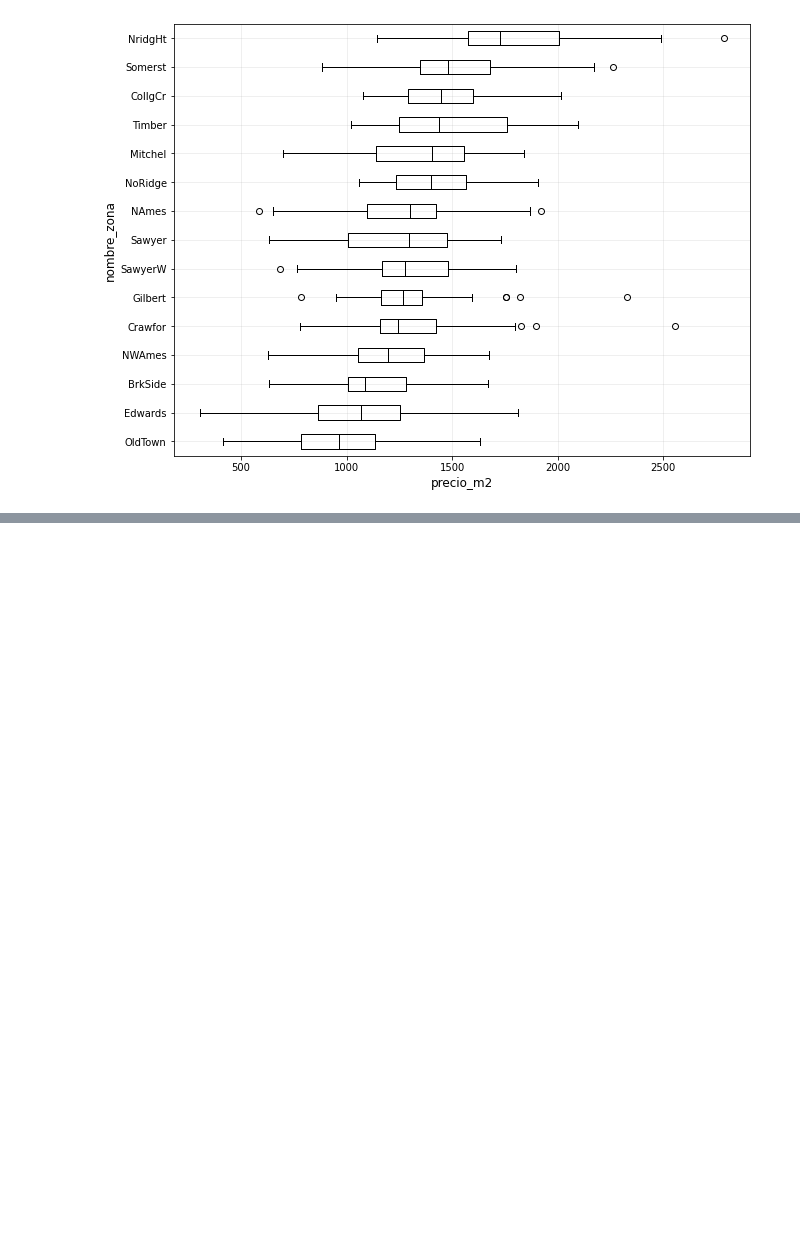
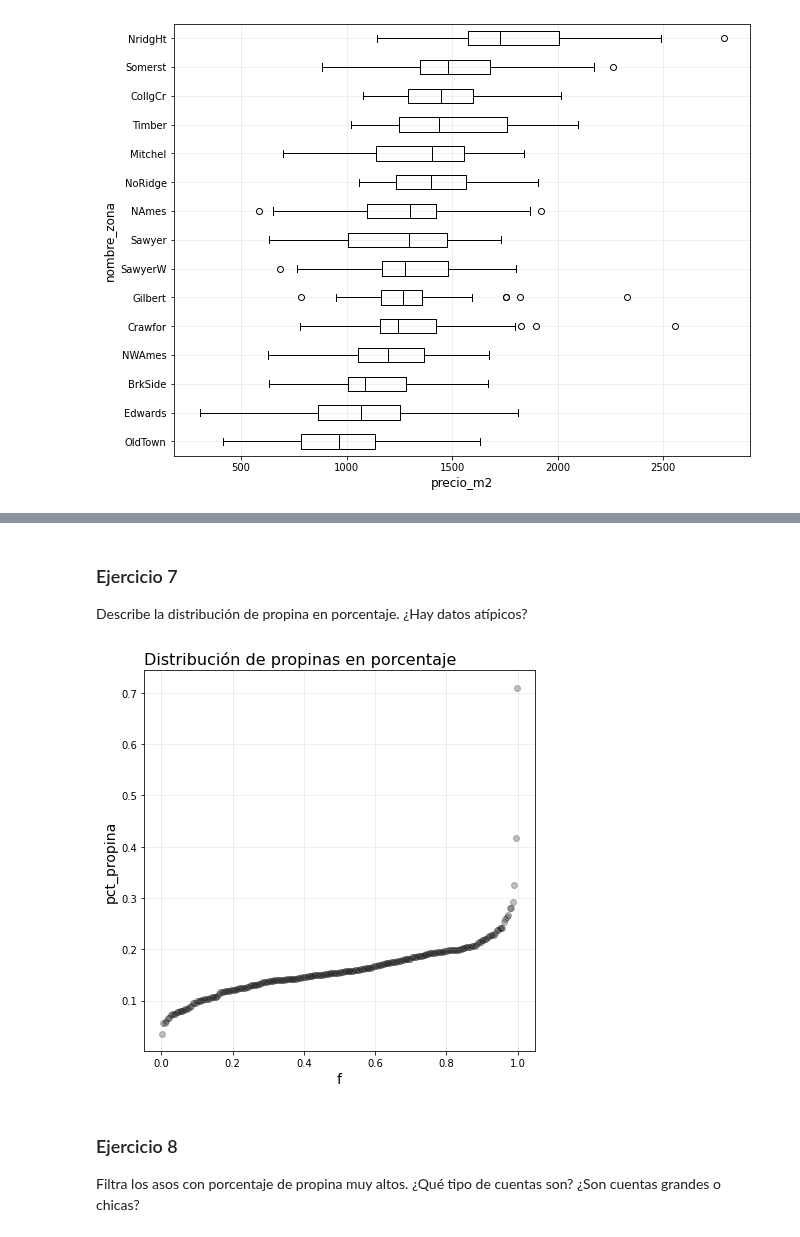
Before and after one commit to CAMM961001/itam-mcd, a Jupyter notebook: fundamentos-estadisticos/libros/analisis_exploratorio.ipynb, the cells around one changed output, grey strips where cells are left out. Saved outputs shown, nothing was run; the diff lists cells and outputs as text; code cells hidden in the pictures; blank space fills up the shorter version.

```diff
--- a/fundamentos-estadisticos/libros/analisis_exploratorio.ipynb
+++ b/fundamentos-estadisticos/libros/analisis_exploratorio.ipynb
@@ -430,0 +644,28 @@ plt.show()
+# %% [markdown]
+### Ejercicio 7
+Describe la distribución de propina en porcentaje. ¿Hay datos atípicos?
+# %%
+#Se hacen las gráficas de cuantiles
+x1_feat, y_feat = "f", "pct_propina"
+
+#Tamaño de la figura
+plt.figure(figsize=(7,7))
+
+#Graficando para X1
+plt.scatter(x=pct_propinas[x1_feat],
+           y=pct_propinas[y_feat],
+           c='black',
+           alpha=0.25)
+
+#Anotacione y estilo
+plt.title('Distribución de propinas en porcentaje', loc='left', fontsize=16)
+plt.xlabel(x1_feat, fontsize=14)
+plt.ylabel(y_feat, fontsize=14)
+plt.grid(alpha=0.25)
+
+plt.show()
+# %% [output]
+[figure, added]
+# %% [markdown]
+### Ejercicio 8
+Filtra los asos con porcentaje de propina muy altos. ¿Qué tipo de cuentas son? ¿Son cuentas grandes o chicas?
```
Also changed, not shown: parts of 26 cells of this notebook.
